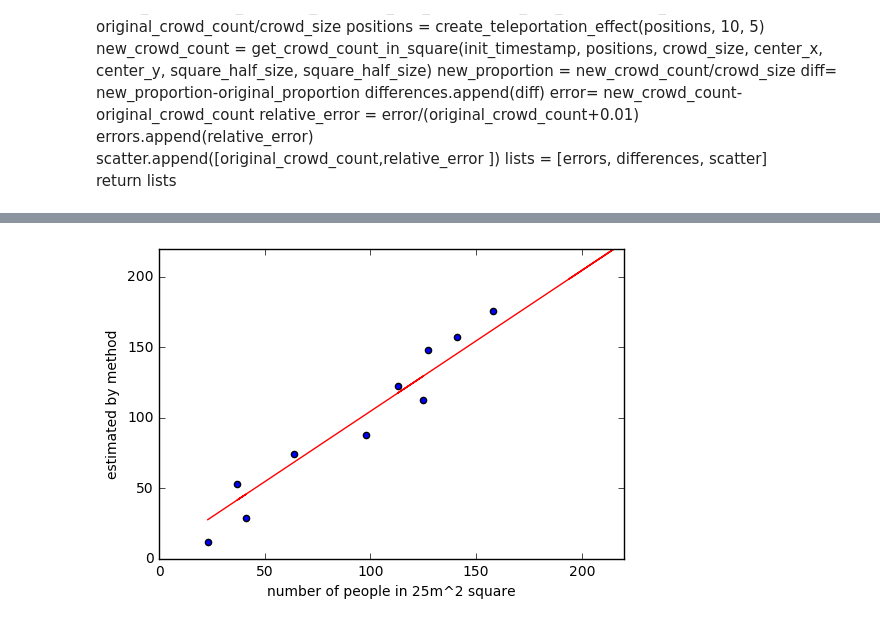
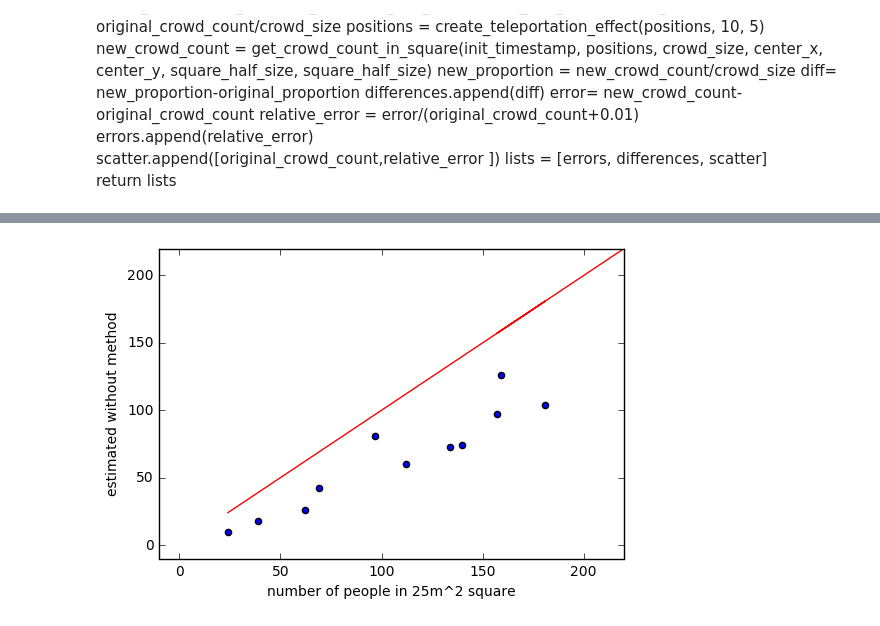
Before and after one commit to ArenA-Crowds/Crowds, a Jupyter notebook: Simulations.ipynb, the cells around one changed output, grey strips where cells are left out. Cells and saved outputs as stored; diff of their text form; code cells hidden in the pictures.

```diff
--- a/Simulations.ipynb
+++ b/Simulations.ipynb
@@ -208,7 +220,7 @@ def get_a_snapshot(positions,  timestamp, interval):
         snapshot = []
         counted = {}
         for position in positions:
-            if position[0] > timestamp and position[0] < timestamp + interval*1000:
+            if position[0] >= timestamp and position[0] < timestamp + interval*1000:
                 if position[1] not in counted:
                     snapshot.append(position)
                     counted[position[1]] = True
@@ -262,14 +274,14 @@ def run( width_stadium, length_stadium, square_half_size, window, stride):
     original_crowd_count_list = []
     fake_crowd_count_list = []
     method_crowd_count_list = []
-    for i in range (0, 15):
+    for i in range (0, 16):
         crowd_size +=step
         print(i)
         positions = read_original_positions(path_original_positions + str(crowd_size)+".pkl")
         print(crowd_size)
         center_x = 32.5 - width_stadium/2.0
         center_y = 32.5 - length_stadium/2.0
-        original_crowd_count = get_crowd_count_in_square(init_timestamp+window*stride*1000, positions, crowd_size, center_x, center_y, square_half_size, square_half_size, 2*measurement_delay/1000)
+        original_crowd_count = get_crowd_count_in_square(init_timestamp+window*stride*1000, positions, crowd_size, center_x, center_y, square_half_size, square_half_size, 0)
         original_proportion = original_crowd_count/crowd_size
         positions = []
         fake_positions = read_fake_positions(path_fake_positions + str(crowd_size) + ".json")
@@ -425,25 +435,22 @@ lists[3]
 # %%
-import matplotlib.pyplot as plt
-import matplotlib
-import numpy as np
 x = np.array([r for r in lists[4] ])
-y = np.array([r for r in lists[6] ])
+y = np.array([r for r in lists[5] ])
 
 #fig, ax = plt.subplots()
 fit = np.polyfit(x, y, deg = 1)
 #ax.plot(x, fit[0] * x + fit[1], color='red')
 #ax.scatter(x, y)
 #plt.show()
 
-
-plt.plot(x, fit[0] * x + fit[1], color='red')
+plt.plot(x,  x , color='red')
+#plt.plot(x, fit[0] * x + fit[1], color='red')
 #plt.plot(0, color='red')
 plt.scatter(x, y)
-plt.ylabel('estimated by method')
+plt.ylabel('estimated without method')
 plt.xlabel('number of people in 25m^2 square')
 axes = plt.gca()
-axes.set_xlim([0, 220])
-axes.set_ylim([0,220])
+axes.set_xlim([-10, 220])
+axes.set_ylim([-10,220])
 plt.show()
 # %% [output]
-[figure, old version]
+[figure, new version]
```
Also changed, not shown: parts of 16 cells of this notebook.
